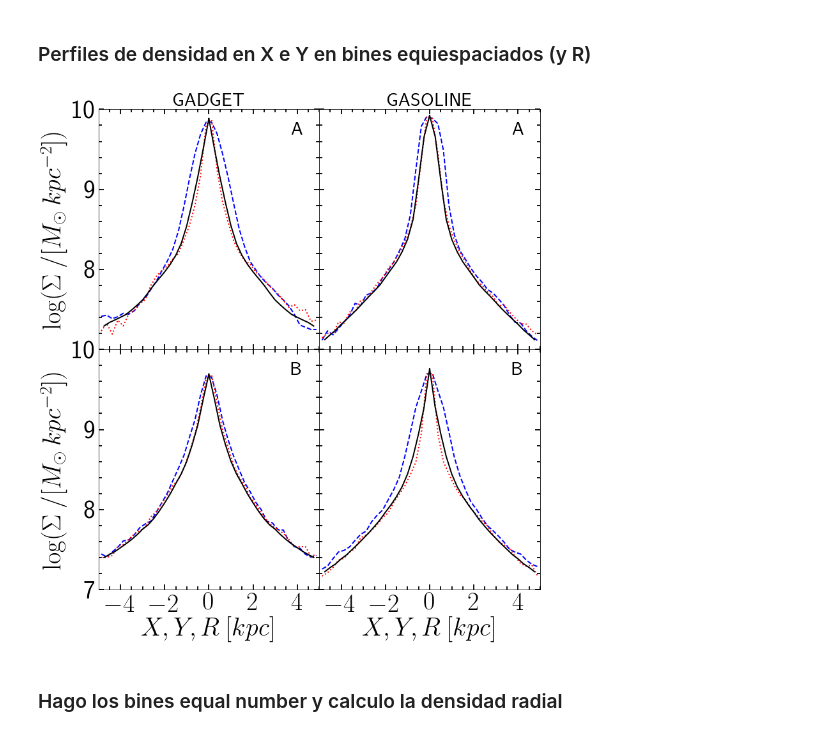
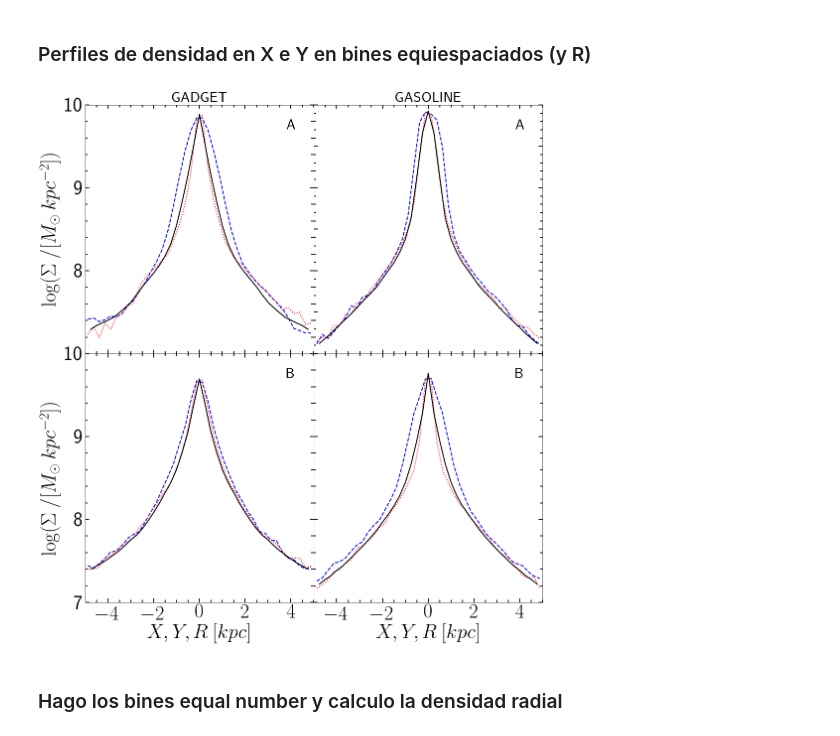
Before and after one commit to ornemarioni/Barras_GdGs, a Jupyter notebook: Barras_Gd/programs/perfiles_simulaciones.ipynb, the cells around one changed output. Saved outputs shown, nothing was run; the diff lists cells and outputs as text; code cells hidden in the pictures.

```diff
--- a/Barras_Gd/programs/perfiles_simulaciones.ipynb
+++ b/Barras_Gd/programs/perfiles_simulaciones.ipynb
@@ -371,7 +371,7 @@ import matplotlib.patches as patches
 from matplotlib.colors import LogNorm
 
 
-fig, ax = plt.subplots(nrows=2, ncols=2, figsize=(12, 12), sharex=True) #,sharey=True)#, sharex=True,
+fig, ax = plt.subplots(nrows=2, ncols=2, figsize=(16, 16), sharex=True) #,sharey=True)#, sharex=True,
 #                        gridspec_kw = {'height_ratios':[2,1,2,1]})
 fig.subplots_adjust(bottom=0.08, left =0.1, right = 0.90, top = 0.95, wspace=0, hspace= 0)
 
@@ -448,35 +448,35 @@ ax[1,0].tick_params('both', length=8, width=1.8,which='major', direction='in', r
 ax[1,0].text(4, 9.75,'B', fontsize=30, color='k', ha='center', va='center')
 
 #---------------------------------
 
 # ax4=fig.add_subplot(224)
 # ax[1,1].plot(bines, np.log10(density_MWgs),'-', lw=2, color = 'k')
 ax[1,1].plot(abine, np.log10(masax_MWgs/area_bines),'--', lw=2, color = 'b')
 ax[1,1].plot(abine, np.log10(masay_MWgs/area_bines),':', lw=2, color = 'r')
 ax[1,1].plot(bineR, np.log10(masaR_MWgs/areaR),'-', lw=2, color = 'k')
 ax[1,1].plot(-bineR, np.log10(masaR_MWgs/areaR),'-', lw=2, color = 'k')
 # ax[1,1].plot(abine, np.log10(masax_MWgs/area_bines),'--', lw=2, color = 'b')
 # ax[1,1].plot(-abine[np.where(abine<0)][::-1], np.log10(masax_MWgs/area_bines)[np.where(abine<0)][::-1],':', lw=2, color = 'darkorange')
 # ax[1,1].plot(-abine[np.where(abine>0)][::-1], np.log10(masax_MWgs/area_bines)[np.where(abine>0)][::-1],':', lw=2, color = 'g')
 # ax[2,1].set_xlim(-5,5)
 ax[1,1].set_ylim(7,10)
 ax[1,1].set_yticks([7,8,9,10])
 ax[1,1].set_yticklabels([7,8,9,10])
 ax[1,1].set_yticklabels([])
 ax[1,1].set_xlabel(r'$X, Y, R\:[kpc]$', fontsize=40)
 ax[1,1].minorticks_on()
 ax[1,1].tick_params( labelsize=40)
 ax[1,1].tick_params('both', length=5, width=1.8,which='minor', direction='in', right='on',top='on')
 ax[1,1].tick_params('both', length=8, width=1.8,which='major', direction='in', right='on',top='on')
 ax[1,1].text(4, 9.75,'B', fontsize=30, color='k', ha='center', va='center')
 # ax[1,1].plot(0,0,'k+', markersize=20, color='k')
 
 
 # fig.savefig('/home/ornela/overleaf/13216980csjxswjndpmj/Barras.pdf', dpi = 100, xxbox_inches='tight')
-# fig.savefig('/home/omarioni/Barras_GdGs/Barras_Gd/_imagenes/perfiles.pdf', dpi = 100, xxbox_inches='tight')
+fig.savefig('/home/omarioni/Barras_GdGs/Barras_Gd/_imagenes/perfiles_equiespaciado.pdf', dpi = 100, xxbox_inches='tight')
 plt.show()
 # %% [output]
-[figure, old version]
+[figure, new version]
 # %% [markdown]
 ### Hago los bines equal number y calculo la densidad radial
 # %% [markdown]
```
Also changed, not shown: parts of 1 cell of this notebook, 1 other file.
